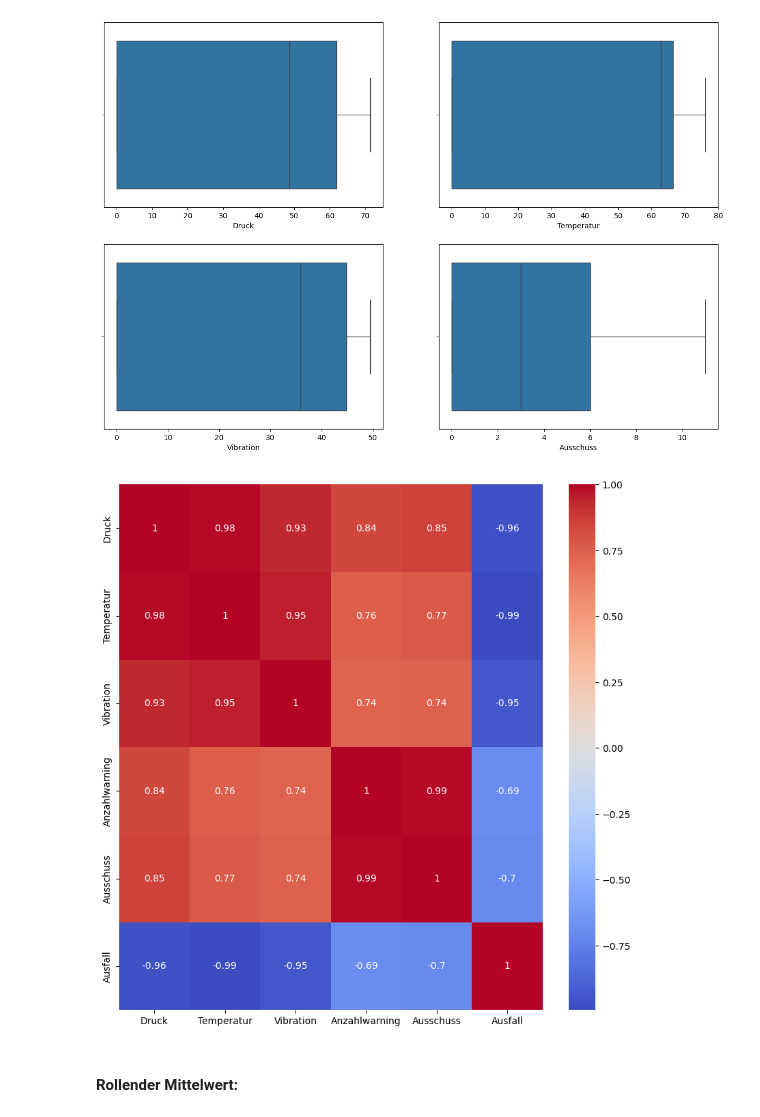
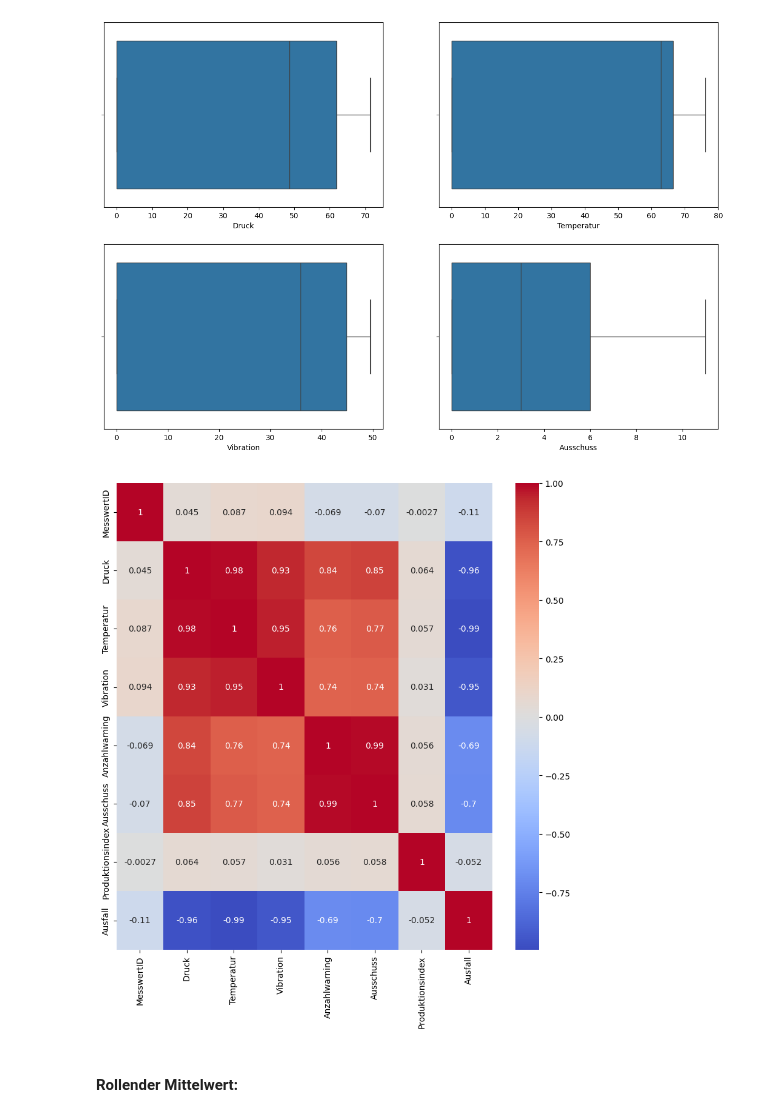
Before and after one commit to Flitschi7/big-data-management, a Jupyter notebook: notebook/Wartung-Modell_pandas.ipynb, the cells around one changed output. Cells and saved outputs as stored; diff of their text form; code cells hidden in the pictures.

```diff
--- a/notebook/Wartung-Modell_pandas.ipynb
+++ b/notebook/Wartung-Modell_pandas.ipynb
@@ -33,5 +30,3 @@ datenbank = mysql.connector.connect(
 # %%
 #laden der strukturierten Daten aus Datenbank und speichern in Dataframe
 data = pd.read_sql_query("SELECT * FROM wartung", datenbank)
-# %%
-data =dd.DataFrame(data, npartitions=10)
@@ -283,4 +276,13 @@ plt.show()
 # %%
 d4 = d2
 d3 = d2
+d3.drop(['Datum', 'Zeit','MaschinenID'], axis=1, inplace=True)
+# %%
+#korrelationen anzeigen
+correlation = d3.corr()
+plt.figure(figsize=(10,10))
+sns.heatmap(correlation, annot=True, cmap='coolwarm')
+plt.show()
+# %% [output]
+[figure, added]
 # %%
@@ -289,11 +291,3 @@ d4 = d4.drop(['Datum', 'Zeit', 'Produktionsindex','MaschinenID','MesswertID'], a
-# %%
-#korrelationen anzeigen
-correlation = d4.corr()
-plt.figure(figsize=(10,10))
-sns.heatmap(correlation, annot=True, cmap='coolwarm')
-plt.show()
-# %% [output]
-[figure, removed]
 # %% [markdown]
 #### Rollender Mittelwert:
 # %%
```
Also changed, not shown: parts of 24 cells of this notebook, 1 other file.
